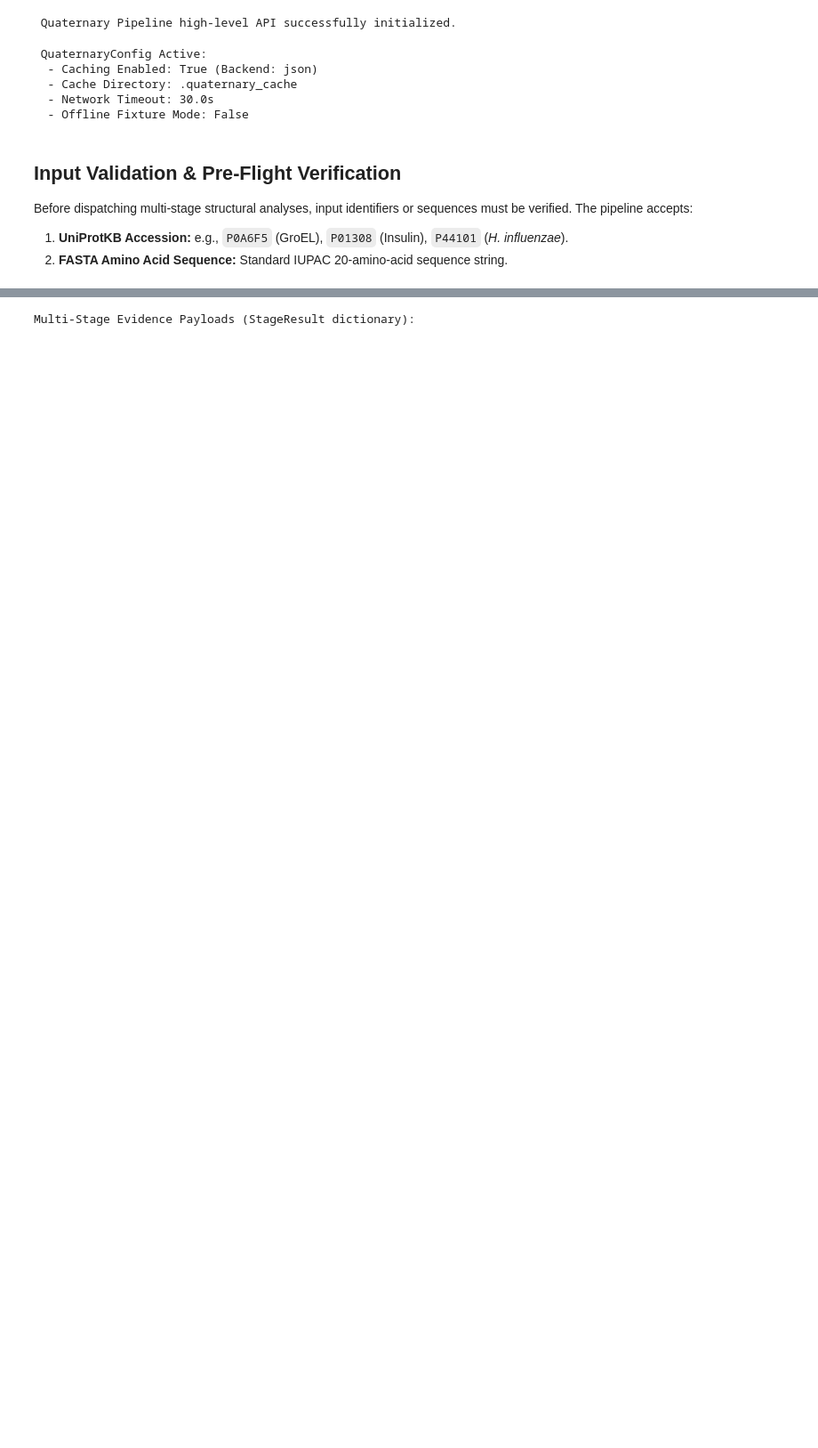
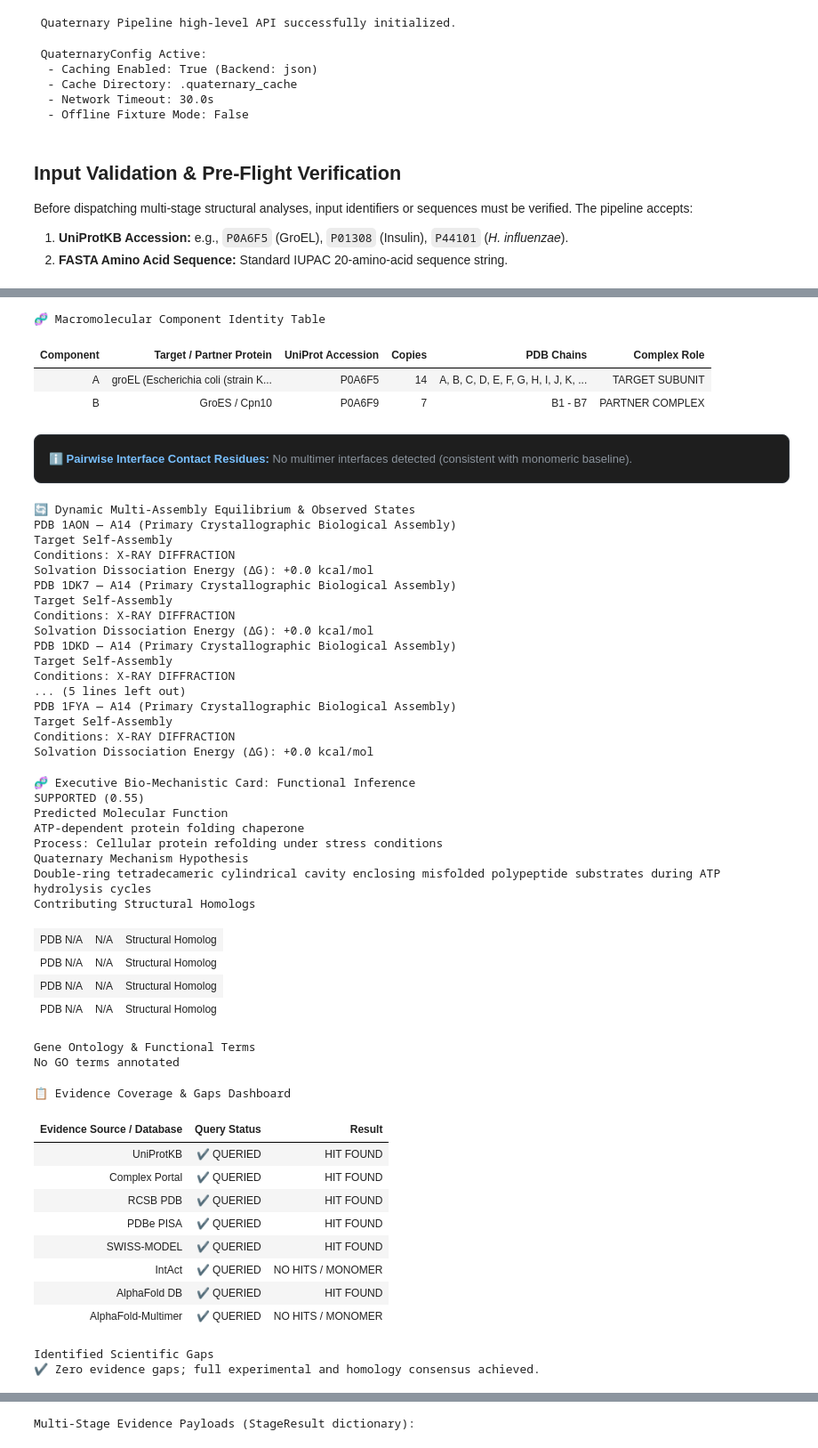
Before and after one commit to aryanthepain/Bioinformatics_server, a Jupyter notebook: Quaternary_Structure.ipynb, the cells around one changed output, grey strips where cells are left out. Shown at 89% size. Saved outputs shown, nothing was run; the diff lists cells and outputs as text; code cells hidden in the pictures; blank space fills up the shorter version.

```diff
--- a/Quaternary_Structure.ipynb
+++ b/Quaternary_Structure.ipynb
@@ -836,7 +1039,7 @@ Stage 2 resolves macromolecular biological assemblies and ranks candidates using
 # %%
-# Stage 3: PDBe PISA Interface Biophysics & Residue Contact Chemistry
-print("[STAGE 3/6: PISA INTERFACES] Computing interface contacts, solvation free energy, and residue maps...")
-r3 = session.run_stage_3_pisa_interfaces()
+# Stage 3: PDBe PISA Thermodynamic Qualification & Interface Biophysics
+print("[STAGE 3/6: THERMODYNAMIC QUALIFICATION] Computing interface contacts, solvation free energy, and residue maps...")
+r3 = session.run_stage_3_thermodynamic_qualification()
 interfaces_found = r3.data.get('interfaces', []) if r3.data else []
 print(f"  -> Status: {r3.status.value} | Interfaces Analyzed: {len(interfaces_found)} Pairwise Contacts")
 if interfaces_found:
@@ -915,7 +1068,7 @@ The PDBe PISA REST API provides detailed residue-level solvation and accessible
 # %%
-# Stage 4: SWISS-MODEL Homology Templates & AlphaFold Monomeric Coordinates
-print("[STAGE 4/6: SWISS-MODEL HOMOLOGY] Querying oligomeric homology templates & monomer coordinates...")
-r4 = session.run_stage_4_swiss_model()
+# Stage 4: SWISS-MODEL Homology Modeling & Interaction Partners
+print("[STAGE 4/6: HOMOLOGY & PARTNERS] Querying oligomeric homology templates, IntAct partners, and monomer coordinates...")
+r4 = session.run_stage_4_homology_and_partners()
 models_found = r4.data.get('models', []) if r4.data else []
 print(f"  -> Status: {r4.status.value} | Homology Models: {len(models_found)}")
 if models_found:
@@ -926,4 +1079,6 @@ if models_found:
 af_db = r4.data.get('alphafold_db', {})
 plddt_val = af_db.get('global_plddt')
 print(f"  -> AlphaFold-DB Monomer pLDDT: {plddt_val if plddt_val is not None else 'N/A'} (Strictly D-05 segregated)")
+intact_partners = r4.data.get('physical_interactors', [])
+print(f"  -> IntAct Interactors: {len(intact_partners)} physical binding partners found")
 # %% [output]
@@ -1129,0 +1157,9 @@ Stage 6 reconciles evidence across all five preceding stages into a unified `Qua
+# %%
+# Render full suite of biological visualizers for the modular session output
+render_quaternary_summary_card(session.output)
+render_component_identity_table(session.output)
+render_interface_contact_table(session.output)
+render_dynamic_equilibrium_display(session.output)
+render_functional_inference_card(session.output)
+render_evidence_coverage_dashboard(session.output)
+# %% [output]
@@ -1129,0 +1181,48 @@ Stage 6 reconciles evidence across all five preceding stages into a unified `Qua
+🧬 Macromolecular Component Identity Table
+| Component | Target / Partner Protein | UniProt Accession | Copies | PDB Chains | Complex Role |
+| A | groEL (Escherichia coli (strain K... | P0A6F5 | 14 | A, B, C, D, E, F, G, H, I, J, K, ... | TARGET SUBUNIT |
+| B | GroES / Cpn10 | P0A6F9 | 7 | B1 - B7 | PARTNER COMPLEX |
+ℹ Pairwise Interface Contact Residues: No multimer interfaces detected (consistent with monomeric baseline).
+🔄 Dynamic Multi-Assembly Equilibrium & Observed States
+PDB 1AON — A14 (Primary Crystallographic Biological Assembly)
+Target Self-Assembly
+Conditions: X-RAY DIFFRACTION
+Solvation Dissociation Energy (ΔG): +0.0 kcal/mol
+PDB 1DK7 — A14 (Primary Crystallographic Biological Assembly)
+Target Self-Assembly
+Conditions: X-RAY DIFFRACTION
+Solvation Dissociation Energy (ΔG): +0.0 kcal/mol
+PDB 1DKD — A14 (Primary Crystallographic Biological Assembly)
+Target Self-Assembly
+Conditions: X-RAY DIFFRACTION
+... (5 lines left out)
+PDB 1FYA — A14 (Primary Crystallographic Biological Assembly)
+Target Self-Assembly
+Conditions: X-RAY DIFFRACTION
+Solvation Dissociation Energy (ΔG): +0.0 kcal/mol
+🧬 Executive Bio-Mechanistic Card: Functional Inference
+SUPPORTED (0.55)
+Predicted Molecular Function
+ATP-dependent protein folding chaperone
+Process: Cellular protein refolding under stress conditions
+Quaternary Mechanism Hypothesis
+Double-ring tetradecameric cylindrical cavity enclosing misfolded polypeptide substrates during ATP hydrolysis cycles
+Contributing Structural Homologs
+| PDB N/A | N/A | Structural Homolog |
+| PDB N/A | N/A | Structural Homolog |
+| PDB N/A | N/A | Structural Homolog |
+| PDB N/A | N/A | Structural Homolog |
+Gene Ontology & Functional Terms
+No GO terms annotated
+📋 Evidence Coverage & Gaps Dashboard
+| Evidence Source / Database | Query Status | Result |
+| UniProtKB | ✔ QUERIED | HIT FOUND |
+| Complex Portal | ✔ QUERIED | HIT FOUND |
+| RCSB PDB | ✔ QUERIED | HIT FOUND |
+| PDBe PISA | ✔ QUERIED | HIT FOUND |
+| SWISS-MODEL | ✔ QUERIED | HIT FOUND |
+| IntAct | ✔ QUERIED | NO HITS / MONOMER |
+| AlphaFold DB | ✔ QUERIED | HIT FOUND |
+| AlphaFold-Multimer | ✔ QUERIED | NO HITS / MONOMER |
+Identified Scientific Gaps
+✔ Zero evidence gaps; full experimental and homology consensus achieved.
```
Also changed, not shown: parts of 49 cells of this notebook, 10 other files.
